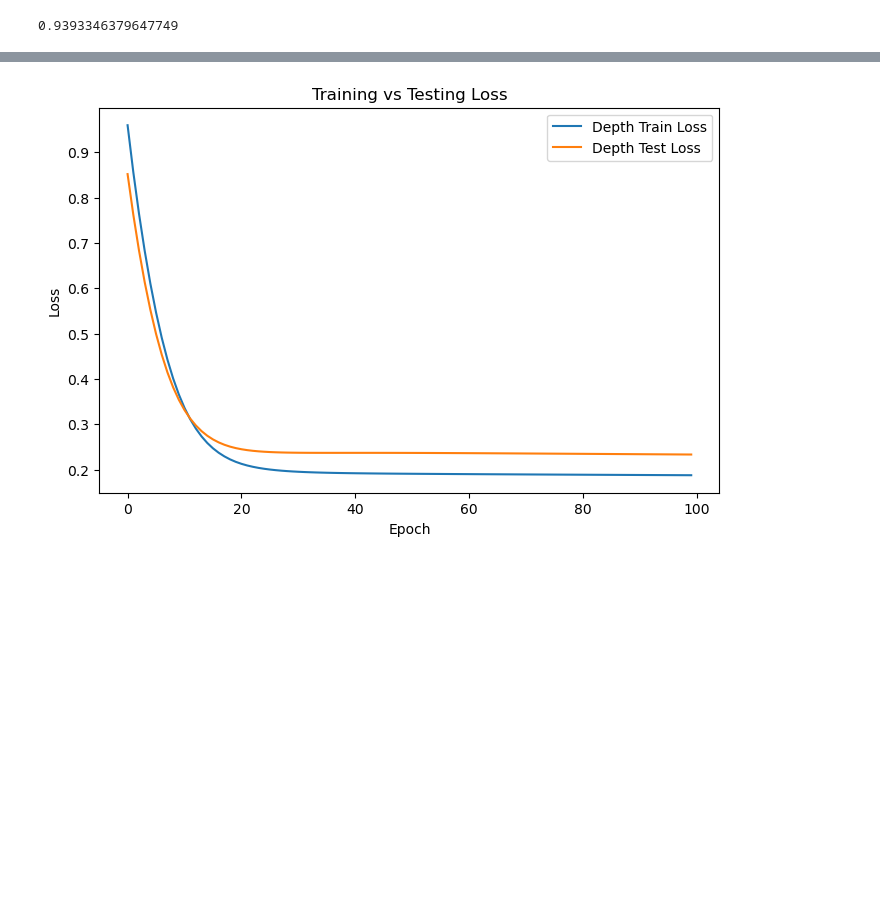
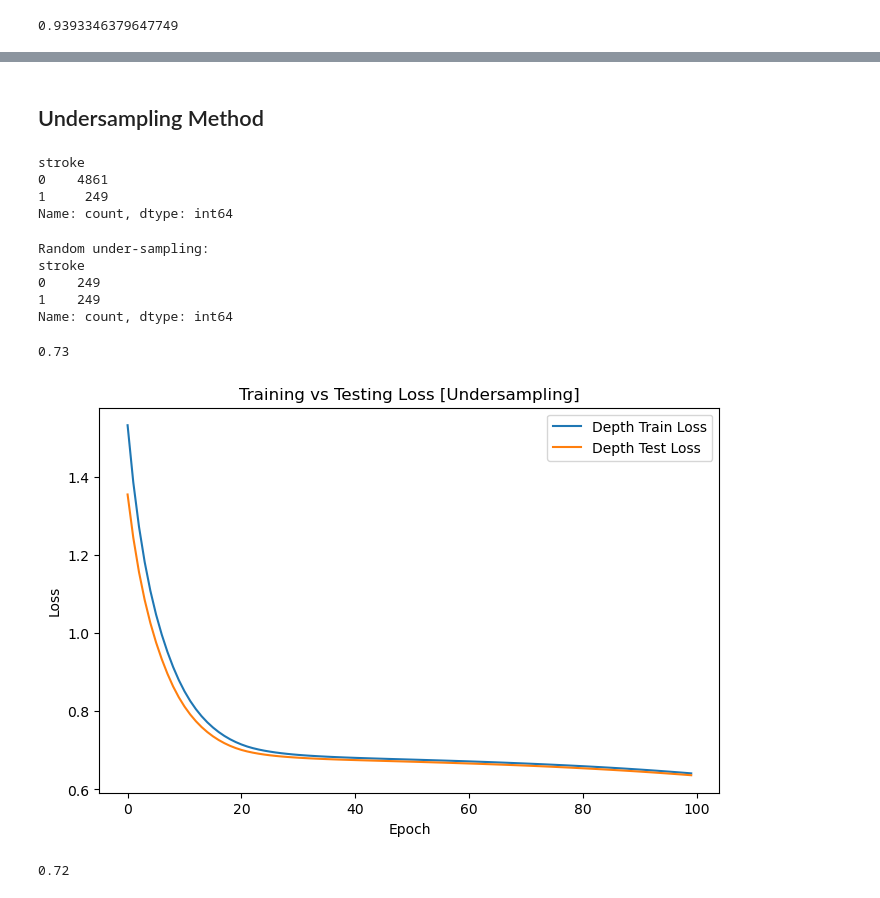
Before and after one commit to gedetanok/kelasbagus3-deep-understanding-of-machine-learning, a Jupyter notebook: Week 6/ANN_Experiment.ipynb, the cells around one changed output, grey strips where cells are left out. Saved outputs shown, nothing was run; the diff lists cells and outputs as text; code cells hidden in the pictures; blank space fills up the shorter version.

```diff
--- a/Week 6/ANN_Experiment.ipynb
+++ b/Week 6/ANN_Experiment.ipynb
@@ -195,11 +204,60 @@ history_breadth['test_acc'][-1]
+# %% [markdown]
+## Undersampling Method
+# %%
+df['stroke'].value_counts()
+# %% [output]
+stroke
+0    4861
+1     249
+Name: count, dtype: int64
+# %%
+count_class_0, count_class_1 = df['stroke'].value_counts()
+
+df_class_0 = df[df['stroke'] == 0]
+df_class_1 = df[df['stroke'] == 1]
+# %%
+df_class_0_under = df_class_0.sample(count_class_1)
+df_test_under = pd.concat([df_class_0_under, df_class_1], axis=0)
+
+print('Random under-sampling:')
+print(df_test_under['stroke'].value_counts())
+# %% [output]
+Random under-sampling:
+stroke
+0    249
+1    249
+Name: count, dtype: int64
+# %%
+X = df_test_under.drop('stroke',axis='columns')
+y = df_test_under['stroke']
+X = MinMaxScaler().fit_transform(X)
+
+X_train, X_test, y_train, y_test = train_test_split(X, y, test_size=0.2, random_state=42)
+
+X_train = torch.tensor(X_train, dtype=torch.float32)
+y_train = torch.tensor(y_train.values, dtype=torch.long)
+X_test = torch.tensor(X_test, dtype=torch.float32)
+y_test = torch.tensor(y_test.values, dtype=torch.long)
+# %%
+history_depth_under = train_model_history(model_depth, X_train, y_train, X_test, y_test, epochs=100, lr=0.1)
+
+history_depth_under['test_acc'][-1]
+# %% [output]
+0.73
 # %%
 plt.figure(figsize=(8,5))
-plt.plot(history_depth["train_loss"], label="Depth Train Loss")
-plt.plot(history_depth["test_loss"], label="Depth Test Loss")
-plt.title("Training vs Testing Loss")
+plt.plot(history_depth_under["train_loss"], label="Depth Train Loss")
+plt.plot(history_depth_under["test_loss"], label="Depth Test Loss")
+plt.title("Training vs Testing Loss [Undersampling]")
 plt.xlabel("Epoch")
 plt.ylabel("Loss")
 plt.legend()
 plt.show()
 # %% [output]
-[figure, old version]
+[figure, new version]
+# %%
+history_breadth_under = train_model_history(model_breadth, X_train, y_train, X_test, y_test, epochs=100, lr=0.1)
+
+history_breadth_under['test_acc'][-1]
+# %% [output]
+0.72
```
Also changed, not shown: parts of 35 cells of this notebook, 2 other files.
